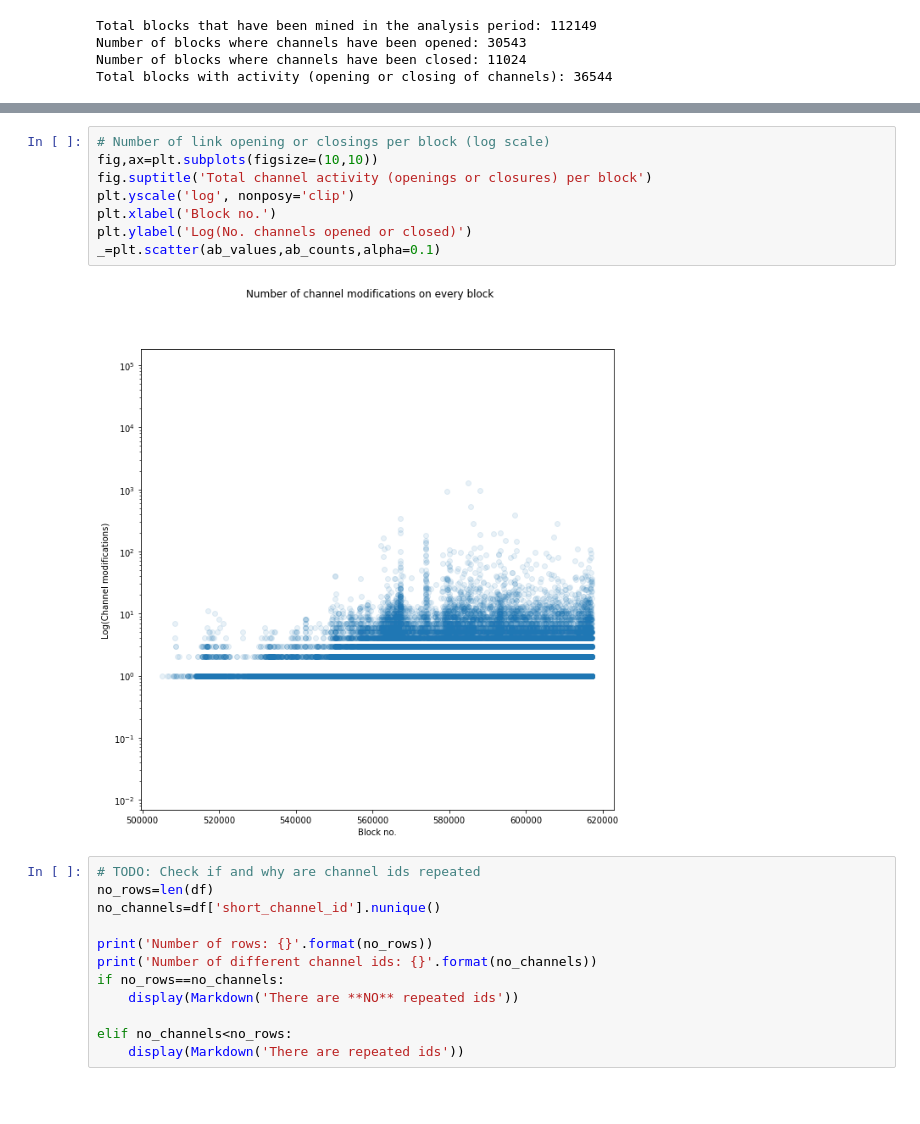
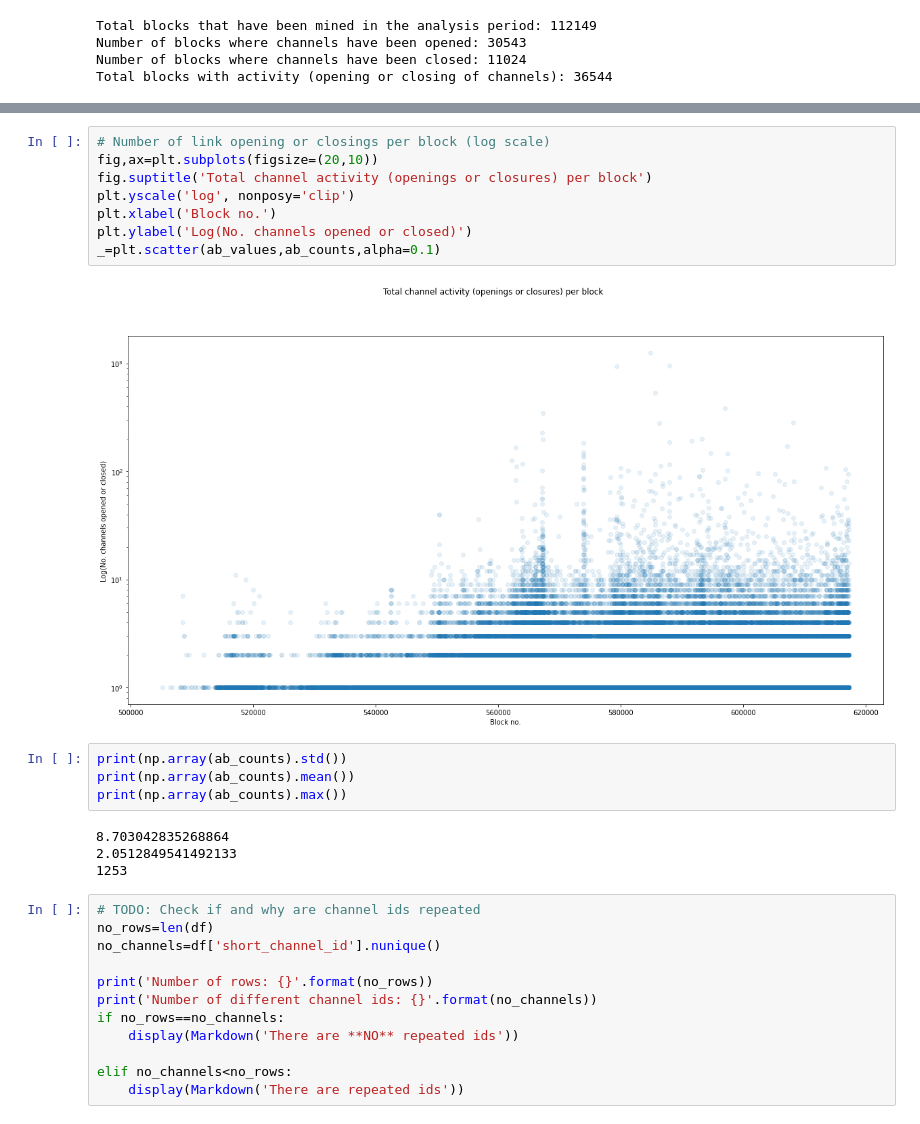
Before and after one commit to dsrincon/ln_strategy, a Jupyter notebook: ln-analysis-exploratory_data_analysis .ipynb, the cells around one changed output, grey strips where cells are left out. Saved outputs shown, nothing was run; the diff lists cells and outputs as text; blank space fills up the shorter version.

```diff
--- a/ln-analysis-exploratory_data_analysis .ipynb
+++ b/ln-analysis-exploratory_data_analysis .ipynb
@@ -122,13 +122,21 @@ plt.legend(loc='upper right')
 # %%
 # Number of link opening or closings per block (log scale)
-fig,ax=plt.subplots(figsize=(10,10))
+fig,ax=plt.subplots(figsize=(20,10))
 fig.suptitle('Total channel activity (openings or closures) per block')
 plt.yscale('log', nonposy='clip')
 plt.xlabel('Block no.')
 plt.ylabel('Log(No. channels opened or closed)')
 _=plt.scatter(ab_values,ab_counts,alpha=0.1)
 # %% [output]
-[figure, old version]
+[figure, new version]
+# %%
+print(np.array(ab_counts).std())
+print(np.array(ab_counts).mean())
+print(np.array(ab_counts).max())
+# %% [output]
+8.703042835268864
+2.0512849541492133
+1253
 # %%
 # TODO: Check if and why are channel ids repeated
 no_rows=len(df)
```
Also changed, not shown: parts of 2 cells of this notebook, 2 other files.
